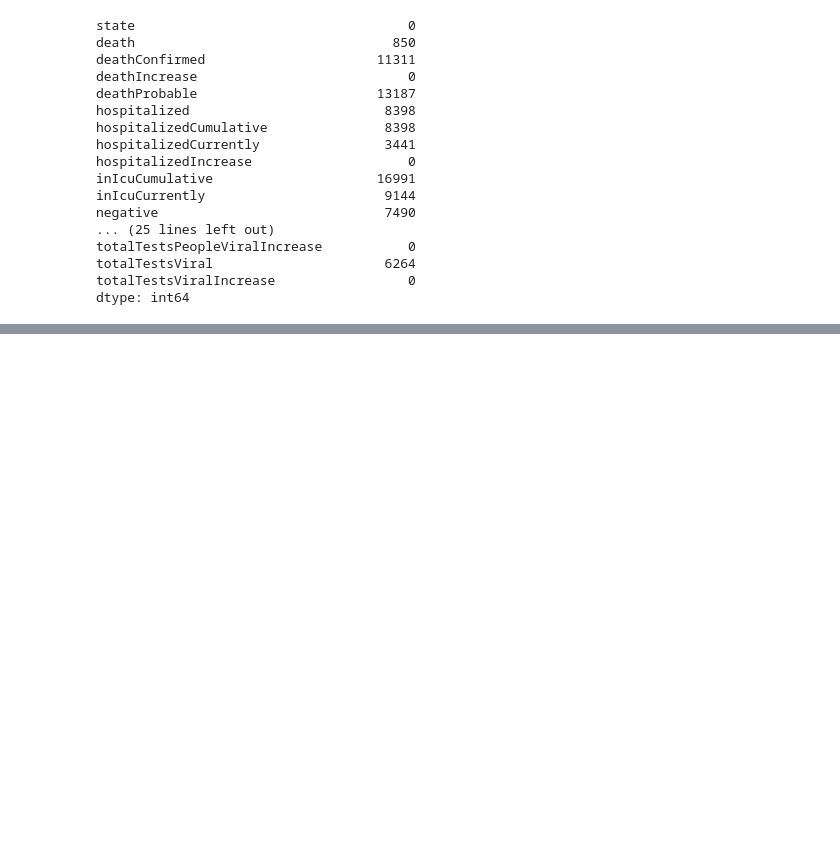
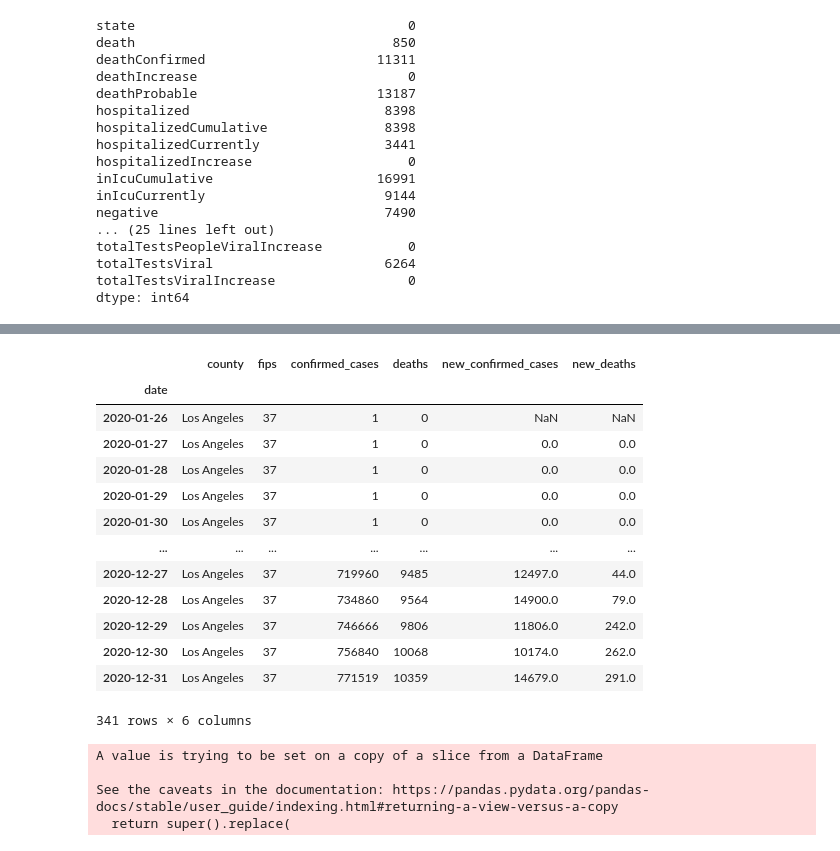
Before and after one commit to transcriptive/covid-aqi, a Jupyter notebook: covid-data-cleaning.ipynb, the cells around one changed output, grey strips where cells are left out. Cells and saved outputs as stored; diff of their text form; code cells hidden in the pictures; blank space fills up the shorter version.

```diff
--- a/covid-data-cleaning.ipynb
+++ b/covid-data-cleaning.ipynb
@@ -144,0 +127,4 @@ la_county_2020
+# %%
+la_county['date'] = pd.to_datetime(la_county['date'])
+la_county.set_index('date', inplace = True)
+la_county.sort_index(inplace = True)
@@ -144,0 +164,28 @@ la_county_2020
+# %%
+# locate only 2020 rows
+la_county_2020 = la_county.loc['2020']
+la_county_2020
+# %% [output]
+|  | county | fips | confirmed_cases | deaths | new_confirmed_cases | new_deaths |
+| date |  |  |  |  |  |  |
+| 2020-01-26 | Los Angeles | 37 | 1 | 0 | NaN | NaN |
+| 2020-01-27 | Los Angeles | 37 | 1 | 0 | 0.0 | 0.0 |
+| 2020-01-28 | Los Angeles | 37 | 1 | 0 | 0.0 | 0.0 |
+| 2020-01-29 | Los Angeles | 37 | 1 | 0 | 0.0 | 0.0 |
+| 2020-01-30 | Los Angeles | 37 | 1 | 0 | 0.0 | 0.0 |
+| ... | ... | ... | ... | ... | ... | ... |
+| 2020-12-27 | Los Angeles | 37 | 719960 | 9485 | 12497.0 | 44.0 |
+| 2020-12-28 | Los Angeles | 37 | 734860 | 9564 | 14900.0 | 79.0 |
+| 2020-12-29 | Los Angeles | 37 | 746666 | 9806 | 11806.0 | 242.0 |
+| 2020-12-30 | Los Angeles | 37 | 756840 | 10068 | 10174.0 | 262.0 |
+| 2020-12-31 | Los Angeles | 37 | 771519 | 10359 | 14679.0 | 291.0 |
+341 rows × 6 columns
+# %%
+# replace NaN with zeroes since on January 26 2020 there was only one covid-19
+# case in LA on this date (first case), no death and no new cases
+la_county_2020.replace({np.nan: 0}, inplace=True)
+# %% [output]
+A value is trying to be set on a copy of a slice from a DataFrame
+
+See the caveats in the documentation: https://pandas.pydata.org/pandas-docs/stable/user_guide/indexing.html#returning-a-view-versus-a-copy
+  return super().replace(
```
Also changed, not shown: parts of 22 cells of this notebook, 3 other files.
